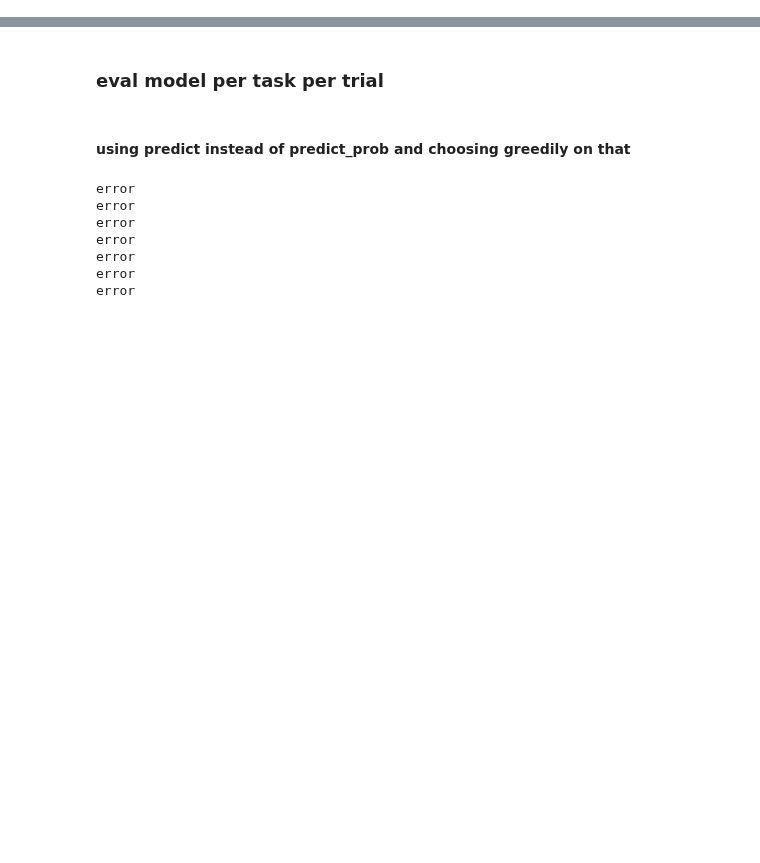
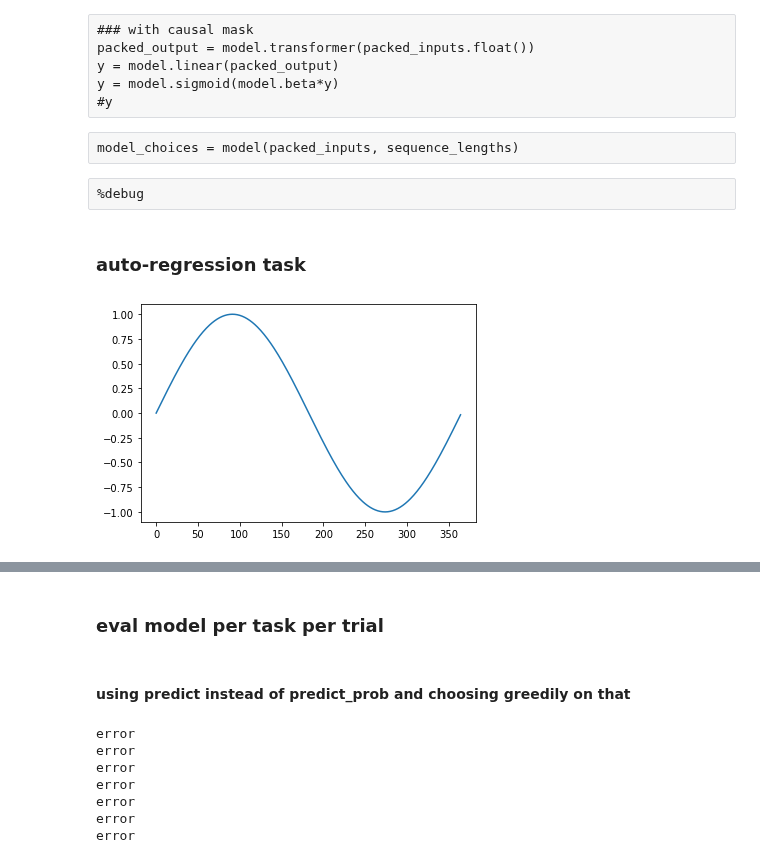
Before and after one commit to akjagadish/vanilla-llama, a Jupyter notebook: categorisation/notebooks/train.ipynb, the cells around one changed output, grey strips where cells are left out. Drawn from its saved outputs; the diff is of its cells as text; code cells hidden in the pictures; blank space fills up the shorter version.

```diff
--- a/categorisation/notebooks/train.ipynb
+++ b/categorisation/notebooks/train.ipynb
@@ -22,0 +133,24 @@ FONTSIZE=20
+# %% [raw]
+### with causal mask
+packed_output = model.transformer(packed_inputs.float())
+y = model.linear(packed_output)
+y = model.sigmoid(model.beta*y)
+#y
+# %% [raw]
+model_choices = model(packed_inputs, sequence_lengths)
+# %% [raw]
+%debug
+# %% [markdown]
+### auto-regression task
+# %%
+import numpy as np
+import torch
+
+# Generate synthetic temperature data (for demonstration purposes)
+days = np.arange(0, 365)
+# A simple sinusoidal pattern to mimic seasonal changes
+temperatures = 1 * np.sin(2 * np.pi * days / 365)
+# %%
+plt.plot(days, temperatures);
+# %% [output]
+[figure, added]
```
Also changed, not shown: parts of 29 cells of this notebook.
